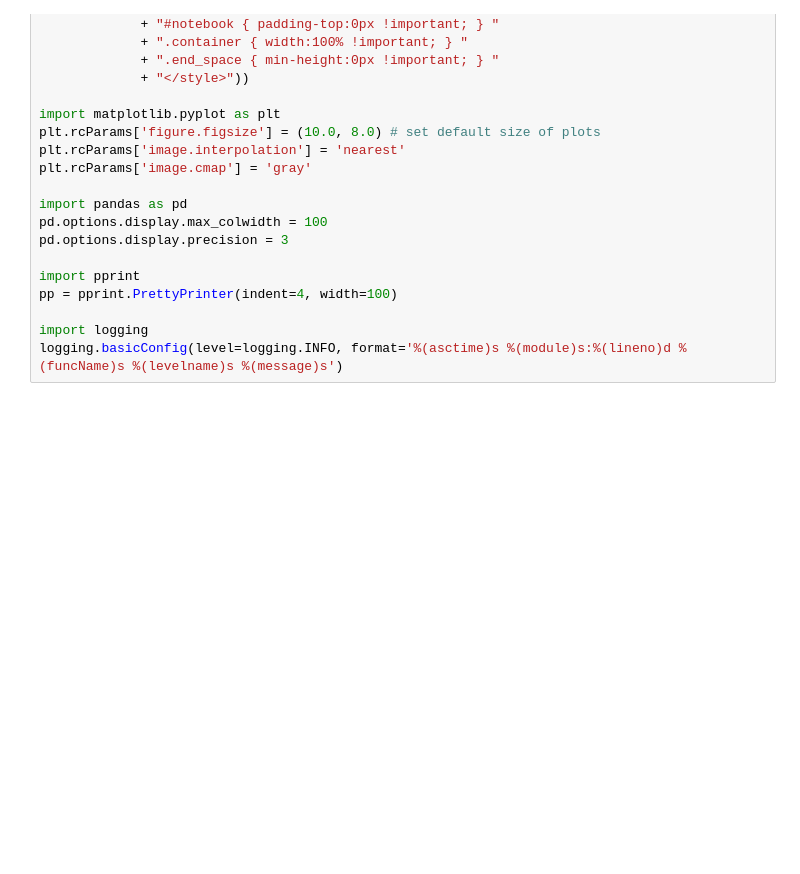
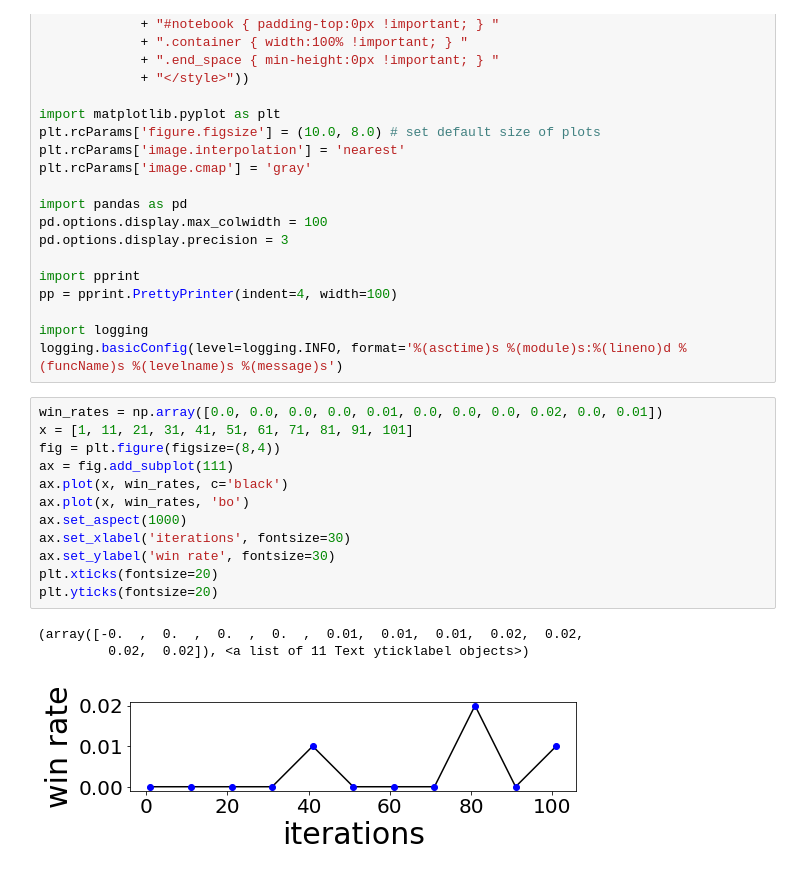
Before and after one commit to albertpl/cs221_final, a Jupyter notebook: src/analyze_result.ipynb, the cells around one changed output. Saved outputs shown, nothing was run; the diff lists cells and outputs as text; blank space fills up the shorter version.

```diff
--- a/src/analyze_result.ipynb
+++ b/src/analyze_result.ipynb
@@ -25,3 +25,19 @@ pp = pprint.PrettyPrinter(indent=4, width=100)
 
 import logging
 logging.basicConfig(level=logging.INFO, format='%(asctime)s %(module)s:%(lineno)d %(funcName)s %(levelname)s %(message)s')
+# %%
+win_rates = np.array([0.0, 0.0, 0.0, 0.0, 0.01, 0.0, 0.0, 0.0, 0.02, 0.0, 0.01])
+x = [1, 11, 21, 31, 41, 51, 61, 71, 81, 91, 101]
+fig = plt.figure(figsize=(8,4))
+ax = fig.add_subplot(111)
+ax.plot(x, win_rates, c='black')
+ax.plot(x, win_rates, 'bo')
+ax.set_aspect(1000)
+ax.set_xlabel('iterations', fontsize=30)
+ax.set_ylabel('win rate', fontsize=30)
+plt.xticks(fontsize=20)
+plt.yticks(fontsize=20)
+# %% [output]
+(array([-0.  ,  0.  ,  0.  ,  0.  ,  0.01,  0.01,  0.01,  0.02,  0.02,
+         0.02,  0.02]), <a list of 11 Text yticklabel objects>)
+[figure, added]
```
Also changed, not shown: parts of 11 cells of this notebook, 9 other files.
